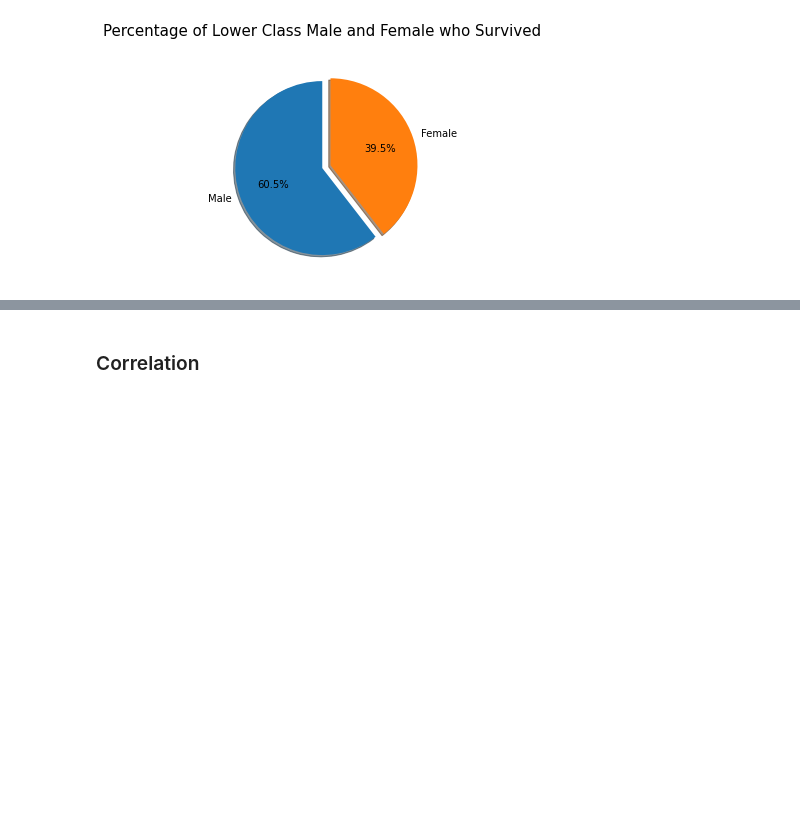
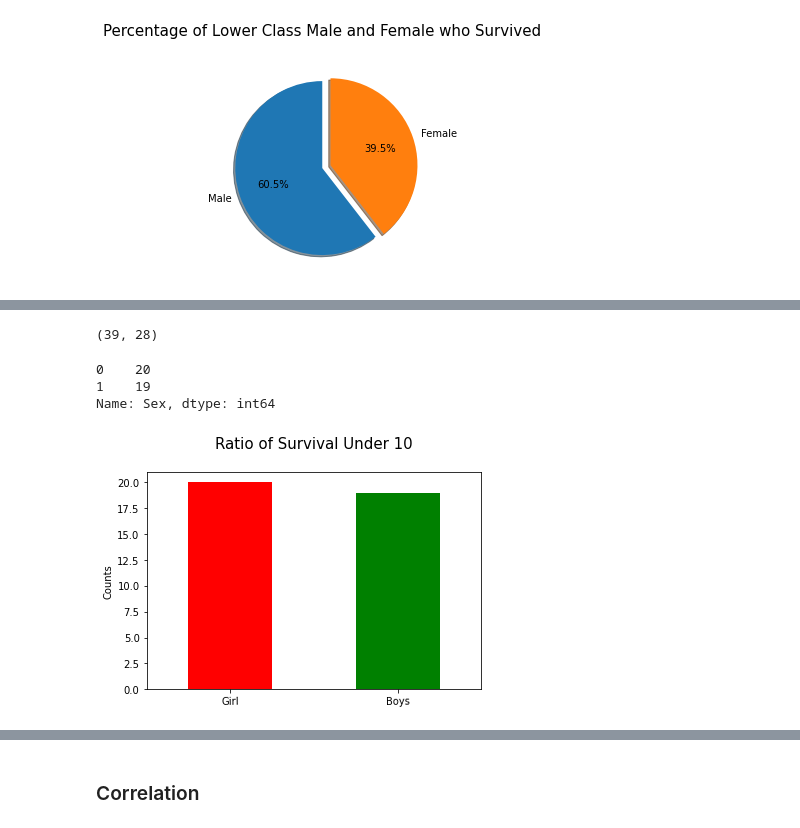
Before and after one commit to Shahrayar123/Titanic_Exploratory_Data_Analysis, a Jupyter notebook: Titanic_EDA.ipynb, the cells around one changed output, grey strips where cells are left out. Saved outputs shown, nothing was run; the diff lists cells and outputs as text; code cells hidden in the pictures; blank space fills up the shorter version.

```diff
--- a/Titanic_EDA.ipynb
+++ b/Titanic_EDA.ipynb
@@ -489,0 +562,4 @@ plt.show()
+# %%
+sur_child = child_sub_data[child_sub_data.Survived == 1]
+
+sur_child.head()
@@ -489,0 +573,19 @@ plt.show()
+# %%
+sur_child.shape
+# %% [output]
+(39, 28)
+# %%
+sur_child = sur_child.Sex.value_counts()
+sur_child
+# %% [output]
+0    20
+1    19
+Name: Sex, dtype: int64
+# %%
+sur_child.plot(kind='bar', rot=1, color=['r','g'])
+plt.xticks(range(2), labels=['Girl','Boys'])
+plt.title("Ratio of Survival Under 10\n", size=15)
+plt.ylabel("Counts")
+plt.show()
+# %% [output]
+[figure, added]
```
Also changed, not shown: parts of 13 cells of this notebook.
